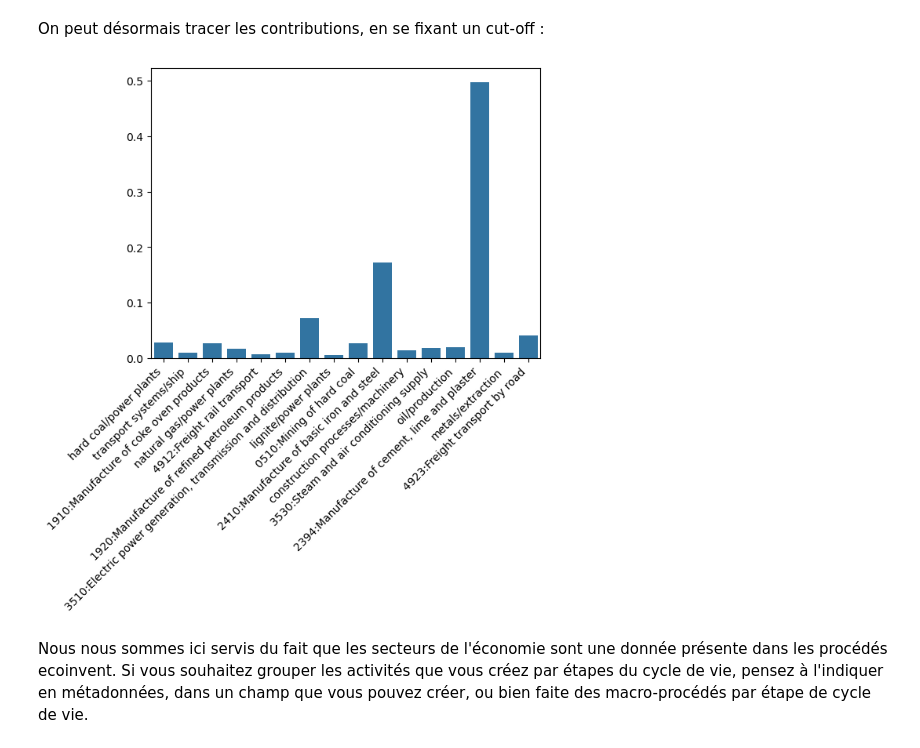
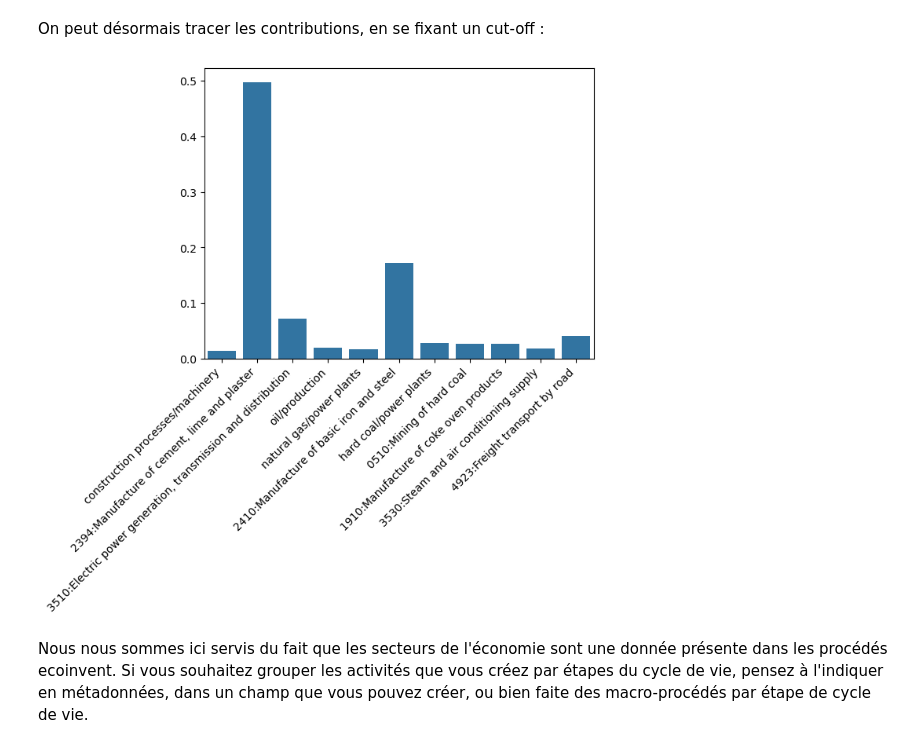
Before and after one commit to tchevilliet/ANCYV_2025, a Jupyter notebook: 3_Analyse_de_contribution.ipynb, the cells around one changed output. Drawn from its saved outputs; the diff is of its cells as text; code cells hidden in the pictures.

```diff
--- a/3_Analyse_de_contribution.ipynb
+++ b/3_Analyse_de_contribution.ipynb
@@ -19,8 +19,10 @@ import bw2data as bd # ... pour gérer les données du projet
 import bw2calc as bc # ... pour faire des opérations
 import bw2analyzer as ba # ... pour interpréter les résultats
 import pandas as pd
+import seaborn as sns
+import matplotlib.pyplot as plt
 
-bd.projects.set_current('2025-06-10_ecoinvent_311')
+bd.projects.set_current('project_ecoinvent_311')
 eidb = bd.Database('ecoinvent-3.11-cutoff')
 biodb = bd.Database('ecoinvent-3.11-biosphere')
 fgdb = bd.Database('betons_armes')
@@ -265,13 +276,13 @@ Somme des éléments du dictionnaire :  562
 # %% [markdown]
 On peut désormais tracer les contributions, en se fixant un cut-off :
 # %%
-cutoff = 0.005 # en pourcentage du score d'impact
+cutoff = 0.01 # en pourcentage du score d'impact
 
 fig, ax = plt.subplots()
 sns.barplot( { k : v/s for k,v in contrib_sectors.items() if v > s*cutoff},errorbar=None) # On fait ici une compréhension de dictionnaire pour ne tracer que les valeurs au dessus du cut-off
 plt.xticks(rotation=45, ha='right');
 # %% [output]
-[figure, old version]
+[figure, new version]
 # %% [markdown]
 Nous nous sommes ici servis du fait que les secteurs de l'économie sont une donnée présente dans les procédés ecoinvent. Si vous souhaitez grouper les activités que vous créez par étapes du cycle de vie, pensez à l'indiquer en métadonnées, dans un champ que vous pouvez créer, ou bien faite des macro-procédés par étape de cycle de vie.
 # %% [markdown]
```
Also changed, not shown: parts of 21 cells of this notebook, 27 other files.
